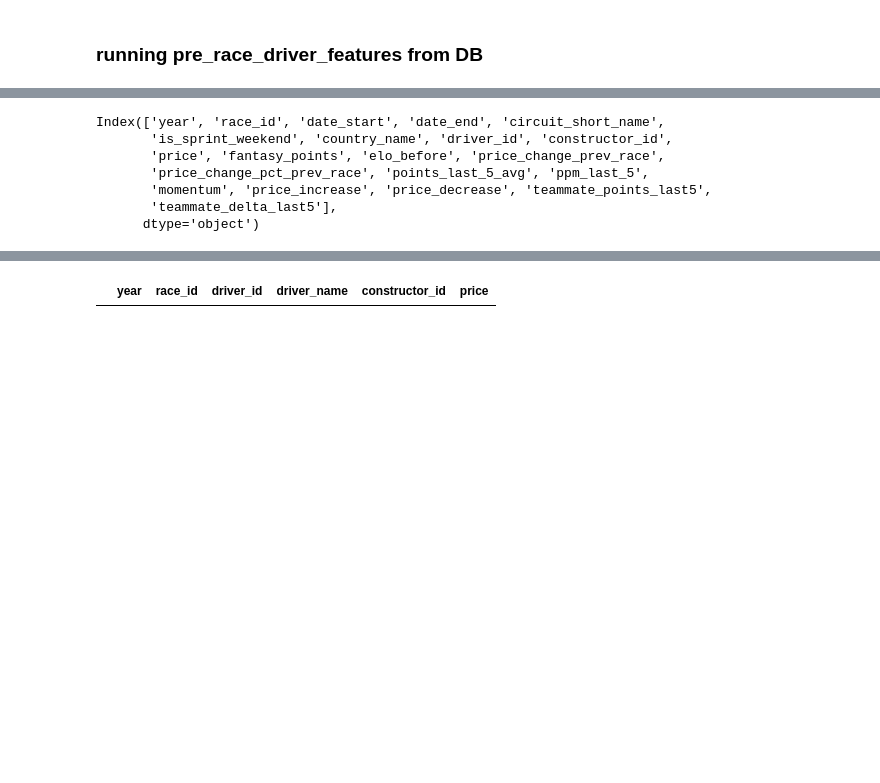
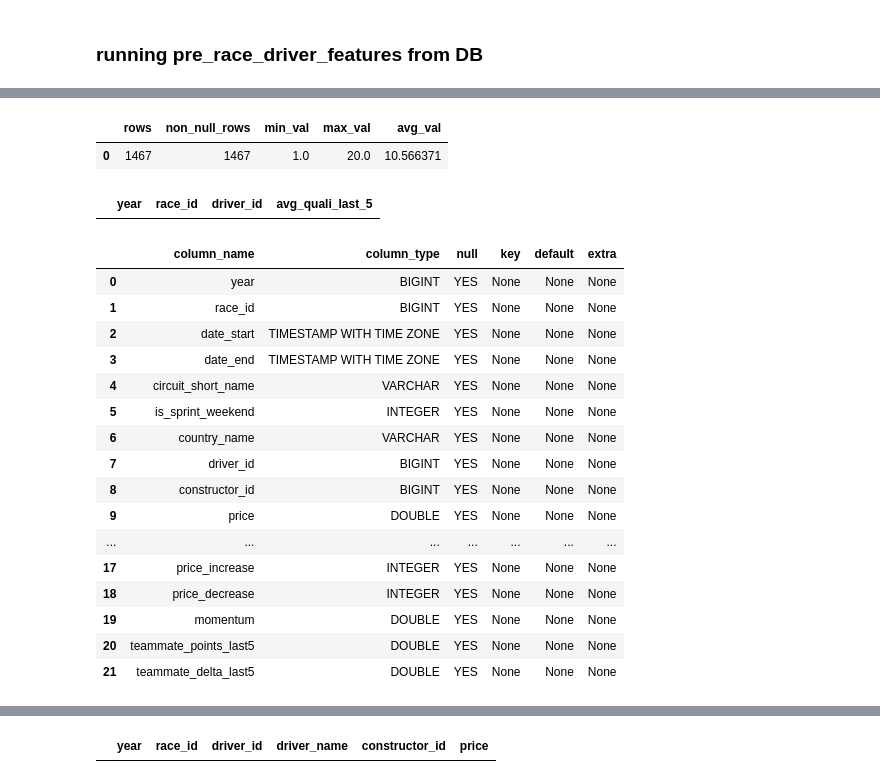
Before and after one commit to jguptil1/F1Fantasy, a Jupyter notebook: src/ingestion/database_testing.ipynb, the cells around one changed output, grey strips where cells are left out. Cells and saved outputs as stored; diff of their text form; code cells hidden in the pictures; blank space fills up the shorter version.

```diff
--- a/src/ingestion/database_testing.ipynb
+++ b/src/ingestion/database_testing.ipynb
@@ -2047,10 +2030,60 @@ memory usage: 225.0+ KB
-# %%
-fdr.columns
-# %% [output]
-Index(['year', 'race_id', 'date_start', 'date_end', 'circuit_short_name',
-       'is_sprint_weekend', 'country_name', 'driver_id', 'constructor_id',
-       'price', 'fantasy_points', 'elo_before', 'price_change_prev_race',
-       'price_change_pct_prev_race', 'points_last_5_avg', 'ppm_last_5',
-       'momentum', 'price_increase', 'price_decrease', 'teammate_points_last5',
-       'teammate_delta_last5'],
-      dtype='object')
+# %%
+with duckdb.connect(DATABASE_PATH, read_only=True) as con:
+    result = con.execute("""
+                SELECT
+                    COUNT(*) AS rows,
+                    COUNT(avg_quali_last_5) AS non_null_rows,
+                    MIN(avg_quali_last_5) AS min_val,
+                    MAX(avg_quali_last_5) AS max_val,
+                    AVG(avg_quali_last_5) AS avg_val
+                FROM pre_race_driver_features;
+                """).df()
+result
+# %% [output]
+|  | rows | non_null_rows | min_val | max_val | avg_val |
+| 0 | 1467 | 1467 | 1.0 | 20.0 | 10.566371 |
+# %%
+with duckdb.connect(DATABASE_PATH, read_only=True) as con:
+    result = con.execute("""
+                SELECT
+                    year,
+                    race_id,
+                    driver_id,
+                    avg_quali_last_5
+                FROM pre_race_driver_features
+                WHERE avg_quali_last_5 < 1
+                OR avg_quali_last_5 > 25
+                ORDER BY avg_quali_last_5 DESC;
+                """).df()
+
+
+result
+# %% [output]
+|  | year | race_id | driver_id | avg_quali_last_5 |
+# %%
+
+with duckdb.connect(DATABASE_PATH, read_only=True) as con:
+    result = con.execute("""
+                DESCRIBE pre_race_driver_features
+                """).df()
+
+
+result
+# %% [output]
+|  | column_name | column_type | null | key | default | extra |
+| 0 | year | BIGINT | YES | None | None | None |
+| 1 | race_id | BIGINT | YES | None | None | None |
+| 2 | date_start | TIMESTAMP WITH TIME ZONE | YES | None | None | None |
+| 3 | date_end | TIMESTAMP WITH TIME ZONE | YES | None | None | None |
+| 4 | circuit_short_name | VARCHAR | YES | None | None | None |
+| 5 | is_sprint_weekend | INTEGER | YES | None | None | None |
+| 6 | country_name | VARCHAR | YES | None | None | None |
+| 7 | driver_id | BIGINT | YES | None | None | None |
+| 8 | constructor_id | BIGINT | YES | None | None | None |
+| 9 | price | DOUBLE | YES | None | None | None |
+| ... | ... | ... | ... | ... | ... | ... |
+| 17 | price_increase | INTEGER | YES | None | None | None |
+| 18 | price_decrease | INTEGER | YES | None | None | None |
+| 19 | momentum | DOUBLE | YES | None | None | None |
+| 20 | teammate_points_last5 | DOUBLE | YES | None | None | None |
+| 21 | teammate_delta_last5 | DOUBLE | YES | None | None | None |
```
Also changed, not shown: parts of 16 cells of this notebook, 11 other files.
